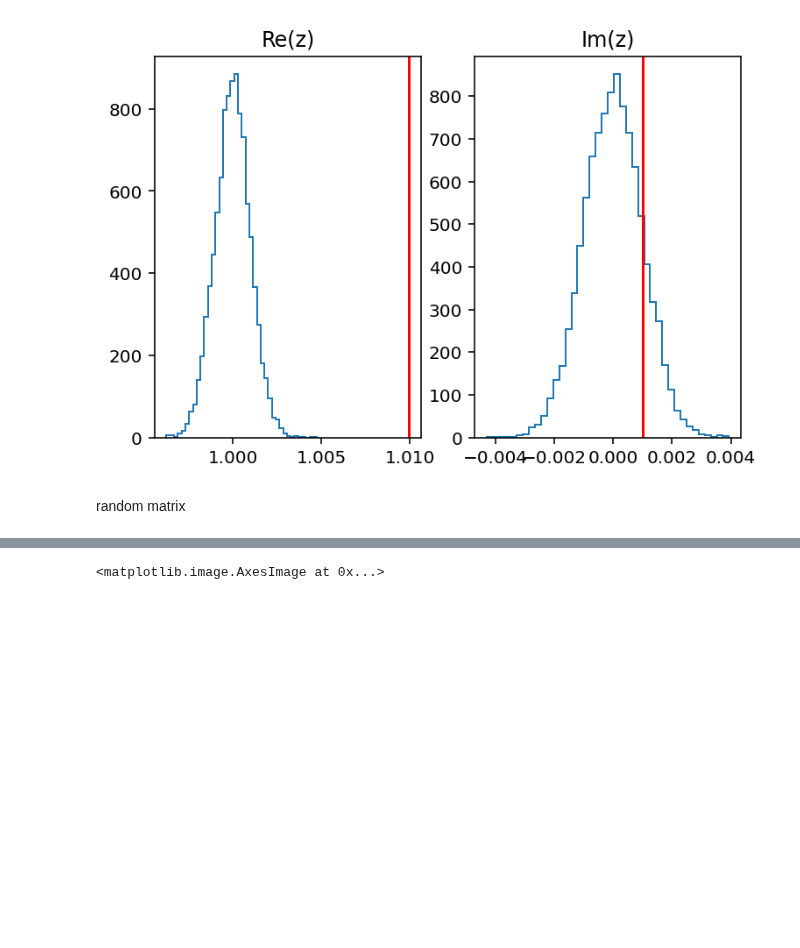
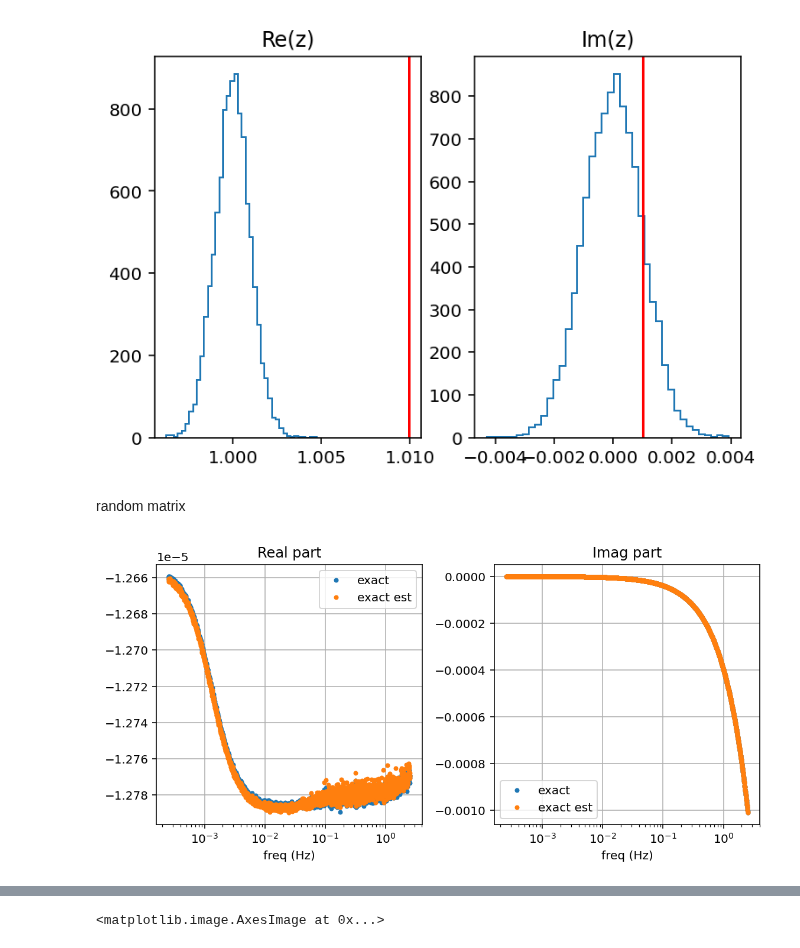
Before and after one commit to tamu-edu/tes_noise, a Jupyter notebook: Rbeta_stats.ipynb, the cells around one changed output, grey strips where cells are left out. Drawn from its saved outputs; the diff is of its cells as text; code cells hidden in the pictures; blank space fills up the shorter version.

```diff
--- a/Rbeta_stats.ipynb
+++ b/Rbeta_stats.ipynb
@@ -198,6 +198,21 @@ def complex_histogram(data, bins = 40, **kwargs):
     axs[1].set_title('Im(z)')
 
     return fig, axs
+
+def plot_traces(*traces, ls = '-', x = None, labels = None, **kwargs):
+    fig, axs = plt.subplots(nrows = 1, ncols = 2, **kwargs)
+    if x is None:
+        x = np.arange(len(traces[0]))
+
+    if labels:
+        for trace, label in zip(traces, labels):
+            axs[0].plot(x, np.real(trace), ls, label = label)
+            axs[1].plot(x, np.imag(trace), ls, label = label)
+
+    axs[0].set_title('Real part')
+    axs[1].set_title('Imag part')
+
+    return fig, axs
 # %%
 def get_complex_thing(M = 100, ntrials = 10_000, vr = 10, vi = 0.01, dv = 0.01):
 
@@ -417,3 +435,41 @@ syst_params = {
     'Tdev': 0.01, # relative deviation in Tmean
     'Rl': 5e-3, # parasitic resistance
 }
+# %%
+ws = np.geomspace(0.01, 1e2, 2000)/2/np.pi # 1 Hz to 10 kHz
+etm = ElectrothermalSystem(M = 20, N = 40, syst_params = syst_params)
+
+dpdi0 = np.zeros(ws.shape, dtype = np.cdouble) # exact
+dpdi1 = np.zeros(ws.shape, dtype = np.cdouble) # approx with true Z0
+dpdi2 = np.zeros(ws.shape, dtype = np.cdouble) # approx with approx Z0
+dpdi3 = np.zeros(ws.shape, dtype = np.cdouble) # approx with imag(Z)
+
+for i, w in tqdm.tqdm(enumerate(ws)):
+    etm.generate_everything()
+
+    Z, dpdi = etm.get_Z_dPdI(w)
+
+    Rtes = etm.M*etm.Rmean
+    R_tot = etm0.get_R_tot(w0)
+    R_tot_est = Rtes*(2+etm0.Bmean)
+
+    Z0 = etm.get_Z0(w)
+    Z0_est = 1j*w*etm.L + etm.Rl + Rtes*(1 + etm.Bmean)
+
+    dpdi0[i] = dpdi
+    dpdi1[i] = -etm.I0*R_tot*Z/(Z - Z0)
+    dpdi2[i] = -etm.I0*R_tot_est*Z/(Z-Z0_est)
+    dpdi3[i] = etm.I0*R_tot*Z/np.imag(Z)
+
+
+fig, axs = plot_traces(dpdi0, dpdi1, x = ws/2/np.pi, labels = ('exact', 'exact est', 'approx est'), figsize = (8,4), ls = '.')
+for ax in axs:
+    ax.grid()
+    ax.legend()
+    ax.semilogx()
+    ax.set_xlabel('freq (Hz)')
+    #ax.loglog()
+
+fig.tight_layout()
+# %% [output]
+[figure, added]
```
Also changed, not shown: parts of 4 cells of this notebook.
